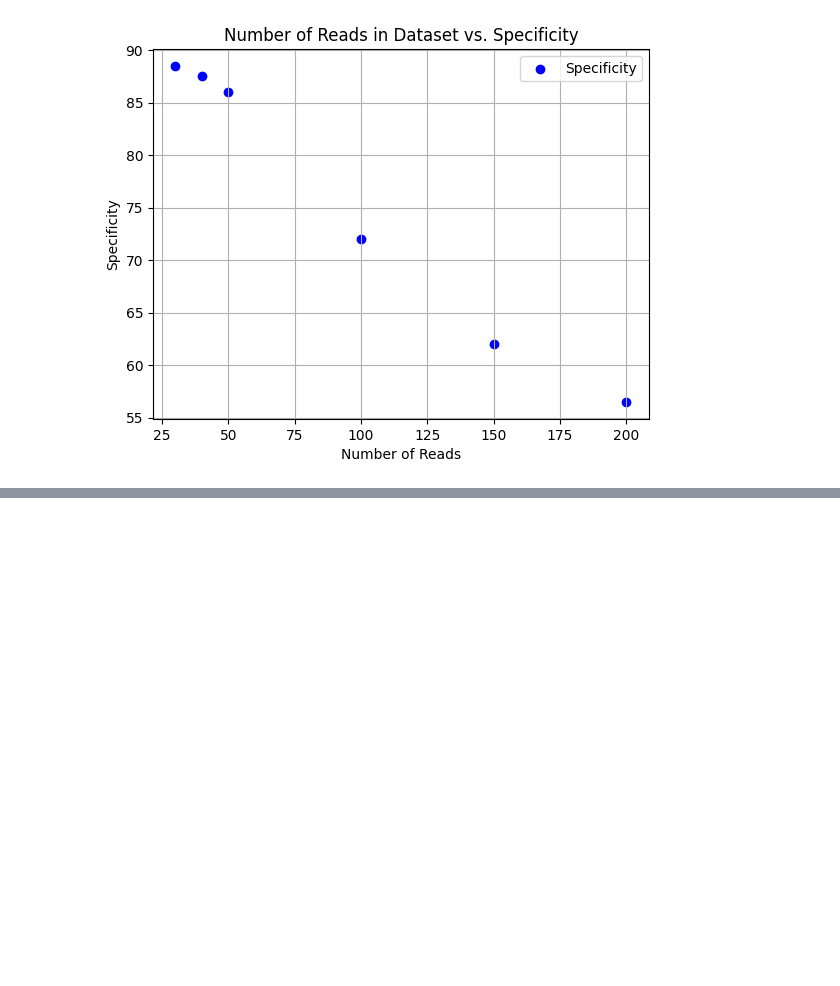
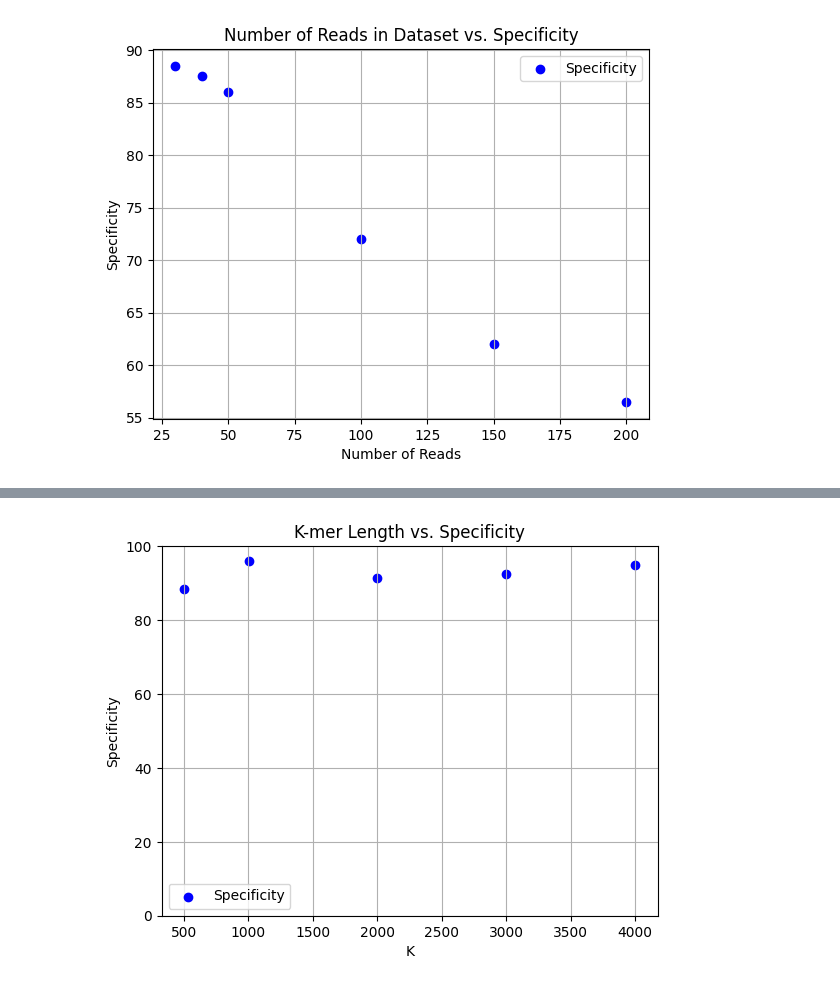
Before and after one commit to Stuart6557/HD-Tutorials, a Jupyter notebook: HD-HashTable/Attempt3-FinalResults/results.ipynb, the cells around one changed output, grey strips where cells are left out. Saved outputs shown, nothing was run; the diff lists cells and outputs as text; code cells hidden in the pictures; blank space fills up the shorter version.

```diff
--- a/HD-HashTable/FinalResults/results.ipynb
+++ b/HD-HashTable/Attempt3-FinalResults/results.ipynb
@@ -47,0 +82,15 @@ plt.show()
+# %%
+k = [501, 1001, 2001, 3001, 4001]
+specificity = [88.50, 96.00, 91.50, 92.50, 95.00]
+
+plt.scatter(k, specificity, color='blue', marker='o', label='Specificity')
+plt.title('K-mer Length vs. Specificity')
+plt.xlabel('K')
+plt.ylabel('Specificity')
+plt.grid(True)
+plt.legend()
+plt.ylim(0, 100)
+
+plt.show()
+# %% [output]
+[figure, added]
```
Also changed, not shown: parts of 4 cells of this notebook, 9 other files.
